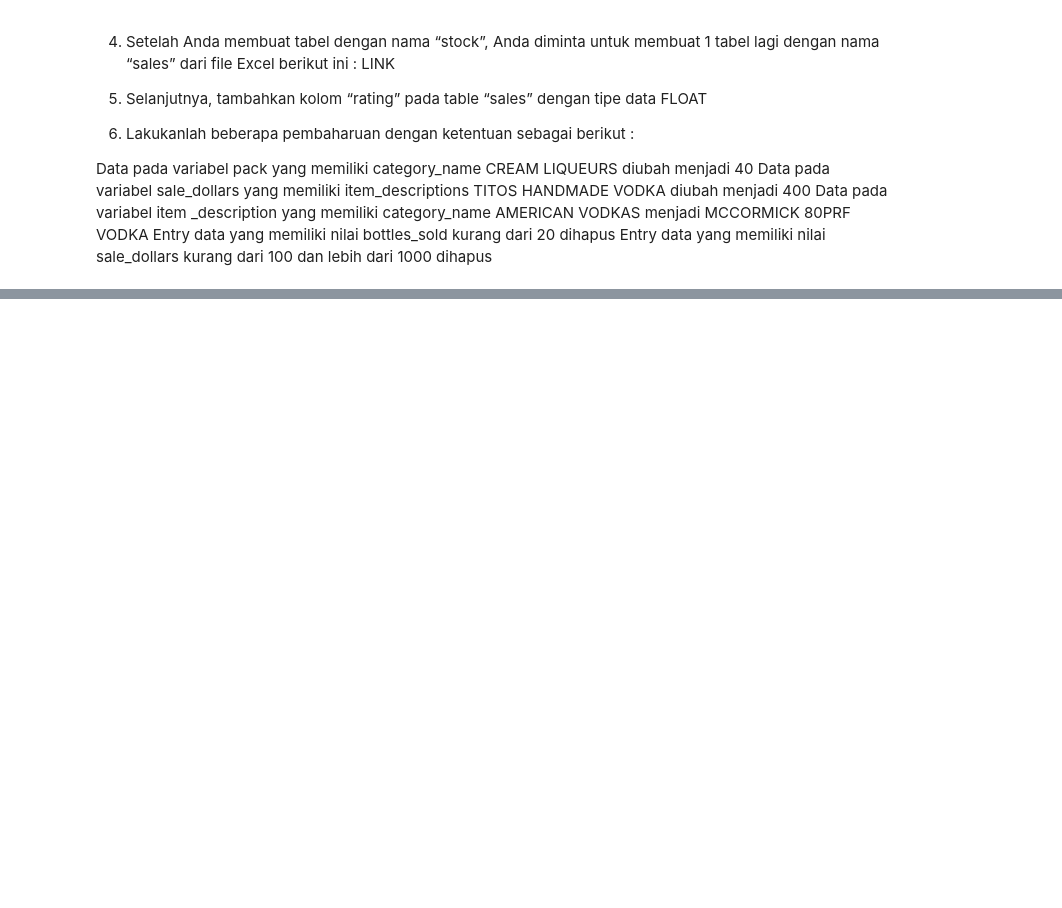
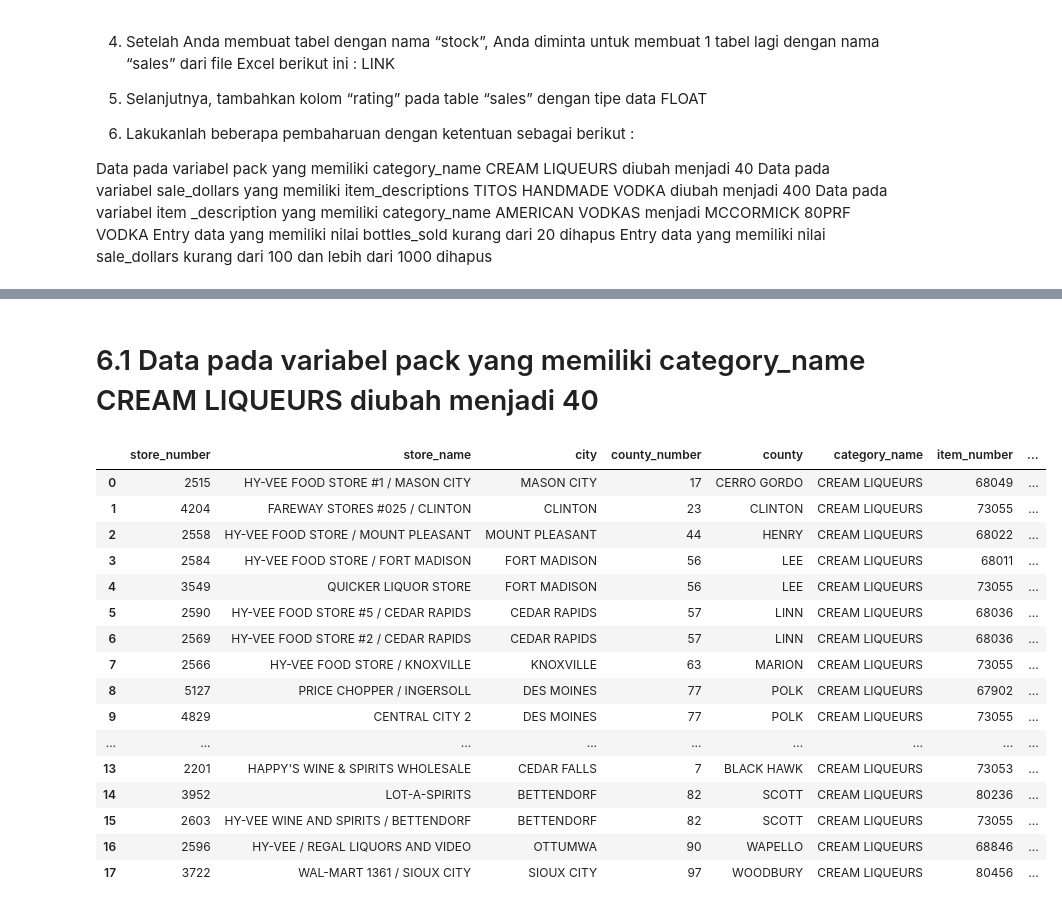
Before and after one commit to Evianitary18/SQL-Lite, a Jupyter notebook: Evianita_Rifka_Yulistia_01_Praktik1_Modul3.ipynb, the cells around one changed output, grey strips where cells are left out. Saved outputs shown, nothing was run; the diff lists cells and outputs as text; code cells hidden in the pictures; blank space fills up the shorter version.

```diff
--- a/Evianita_Rifka_Yulistia_01_Praktik1_Modul3.ipynb
+++ b/Evianita_Rifka_Yulistia_01_Praktik1_Modul3.ipynb
@@ -160 +132,4 @@ sales_data = sales_data.drop(columns=['store_number'])
+# %%
+# Membuat koneksi ke database SQlite
+conn = sqlite3.connect('iowa_sales1.db')
 # %%
@@ -163,0 +194,2 @@ OperationalError: table sales has no column named store_name
+# %% [markdown]
+# 6.1 Data pada variabel pack yang memiliki category_name CREAM LIQUEURS diubah menjadi 40
@@ -163,0 +201,21 @@ OperationalError: table sales has no column named store_name
+# %%
+# Menampilkan hasil dari data yang terdapat category name Cream liquers yang telah diubah
+pd.read_sql_query("SELECT * from sales WHERE category_name = 'CREAM LIQUEURS'", conn)
+# %% [output]
+|  | store_number | store_name | city | county_number | county | category_name | item_number | ... |
+| 0 | 2515 | HY-VEE FOOD STORE #1 / MASON CITY | MASON CITY | 17 | CERRO GORDO | CREAM LIQUEURS | 68049 | ... |
+| 1 | 4204 | FAREWAY STORES #025 / CLINTON | CLINTON | 23 | CLINTON | CREAM LIQUEURS | 73055 | ... |
+| 2 | 2558 | HY-VEE FOOD STORE / MOUNT PLEASANT | MOUNT PLEASANT | 44 | HENRY | CREAM LIQUEURS | 68022 | ... |
+| 3 | 2584 | HY-VEE FOOD STORE / FORT MADISON | FORT MADISON | 56 | LEE | CREAM LIQUEURS | 68011 | ... |
+| 4 | 3549 | QUICKER LIQUOR STORE | FORT MADISON | 56 | LEE | CREAM LIQUEURS | 73055 | ... |
+| 5 | 2590 | HY-VEE FOOD STORE #5 / CEDAR RAPIDS | CEDAR RAPIDS | 57 | LINN | CREAM LIQUEURS | 68036 | ... |
+| 6 | 2569 | HY-VEE FOOD STORE #2 / CEDAR RAPIDS | CEDAR RAPIDS | 57 | LINN | CREAM LIQUEURS | 68036 | ... |
+| 7 | 2566 | HY-VEE FOOD STORE / KNOXVILLE | KNOXVILLE | 63 | MARION | CREAM LIQUEURS | 73055 | ... |
+| 8 | 5127 | PRICE CHOPPER / INGERSOLL | DES MOINES | 77 | POLK | CREAM LIQUEURS | 67902 | ... |
+| 9 | 4829 | CENTRAL CITY 2 | DES MOINES | 77 | POLK | CREAM LIQUEURS | 73055 | ... |
+| ... | ... | ... | ... | ... | ... | ... | ... | ... |
+| 13 | 2201 | HAPPY'S WINE & SPIRITS WHOLESALE | CEDAR FALLS | 7 | BLACK HAWK | CREAM LIQUEURS | 73053 | ... |
+| 14 | 3952 | LOT-A-SPIRITS | BETTENDORF | 82 | SCOTT | CREAM LIQUEURS | 80236 | ... |
+| 15 | 2603 | HY-VEE WINE AND SPIRITS / BETTENDORF | BETTENDORF | 82 | SCOTT | CREAM LIQUEURS | 73055 | ... |
+| 16 | 2596 | HY-VEE / REGAL LIQUORS AND VIDEO | OTTUMWA | 90 | WAPELLO | CREAM LIQUEURS | 68846 | ... |
+| 17 | 3722 | WAL-MART 1361 / SIOUX CITY | SIOUX CITY | 97 | WOODBURY | CREAM LIQUEURS | 80456 | ... |
```
Also changed, not shown: parts of 33 cells of this notebook.
